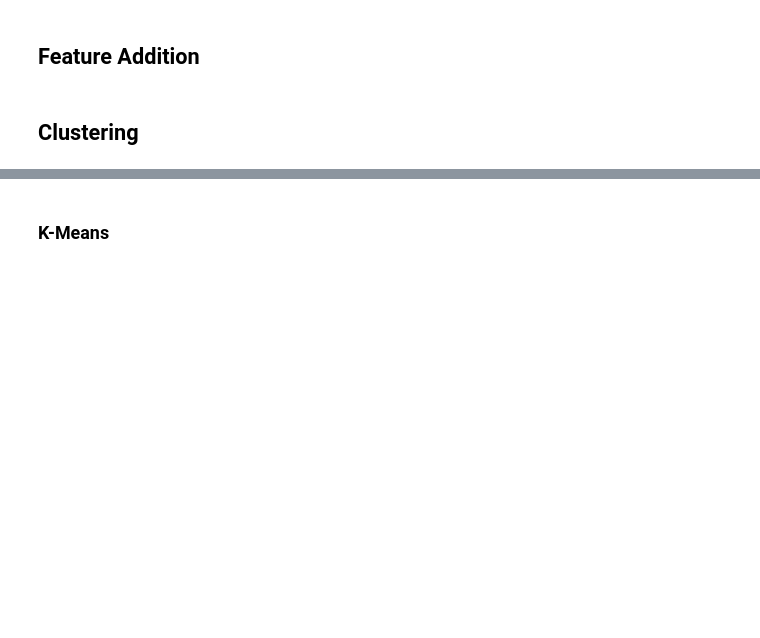
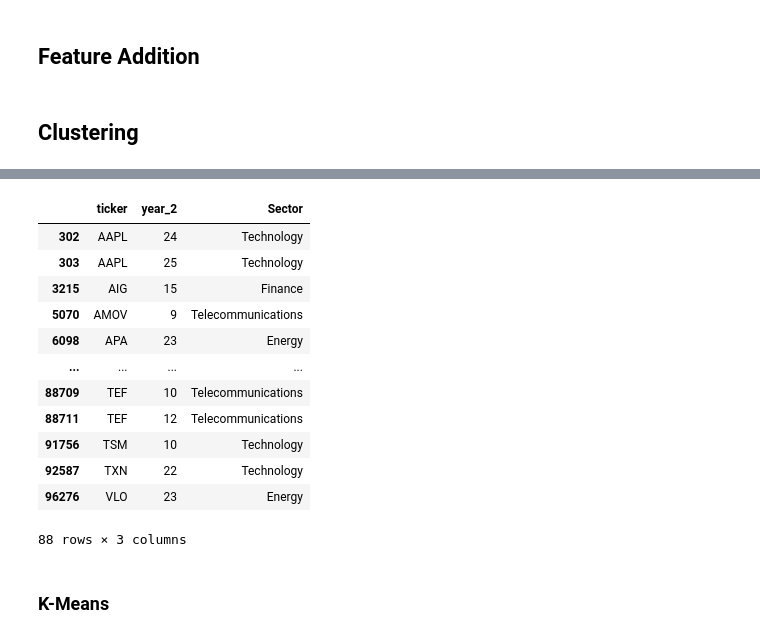
Before and after one commit to dimmittnick/finance, a Jupyter notebook: individual_stocks/clustering.ipynb, the cells around one changed output, grey strips where cells are left out. Cells and saved outputs as stored; diff of their text form; code cells hidden in the pictures; blank space fills up the shorter version.

```diff
--- a/individual_stocks/clustering.ipynb
+++ b/individual_stocks/clustering.ipynb
@@ -108,3 +160,19 @@ X = RobustScaler().fit_transform(X)
+# %%
+df[df['labels'] == 1927][['ticker', 'year_2', 'Sector']]
+# %% [output]
+|  | ticker | year_2 | Sector |
+| 302 | AAPL | 24 | Technology |
+| 303 | AAPL | 25 | Technology |
+| 3215 | AIG | 15 | Finance |
+| 5070 | AMOV | 9 | Telecommunications |
+| 6098 | APA | 23 | Energy |
+| ... | ... | ... | ... |
+| 88709 | TEF | 10 | Telecommunications |
+| 88711 | TEF | 12 | Telecommunications |
+| 91756 | TSM | 10 | Technology |
+| 92587 | TXN | 22 | Technology |
+| 96276 | VLO | 23 | Energy |
+88 rows × 3 columns
 # %% [markdown]
 ### K-Means
 # %%
```
Also changed, not shown: parts of 25 cells of this notebook, 2 other files.
